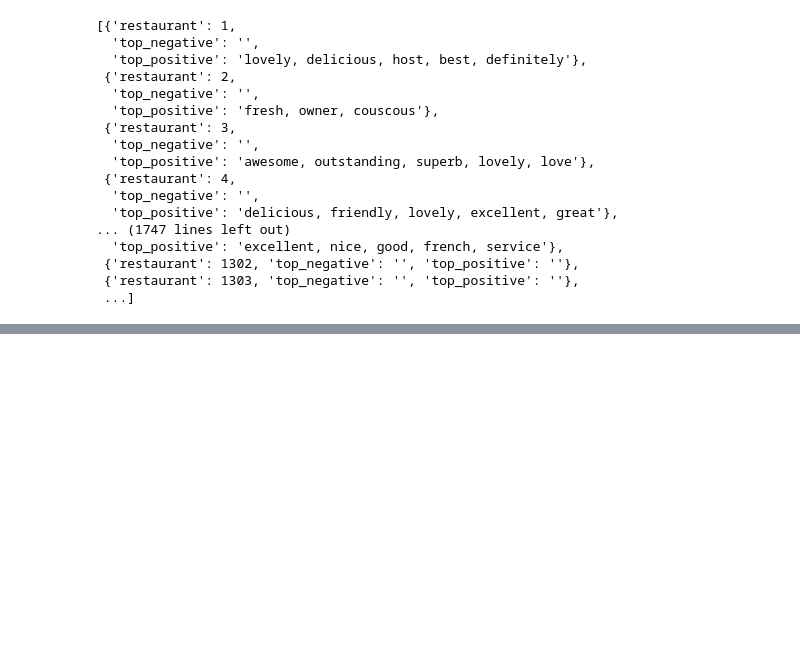
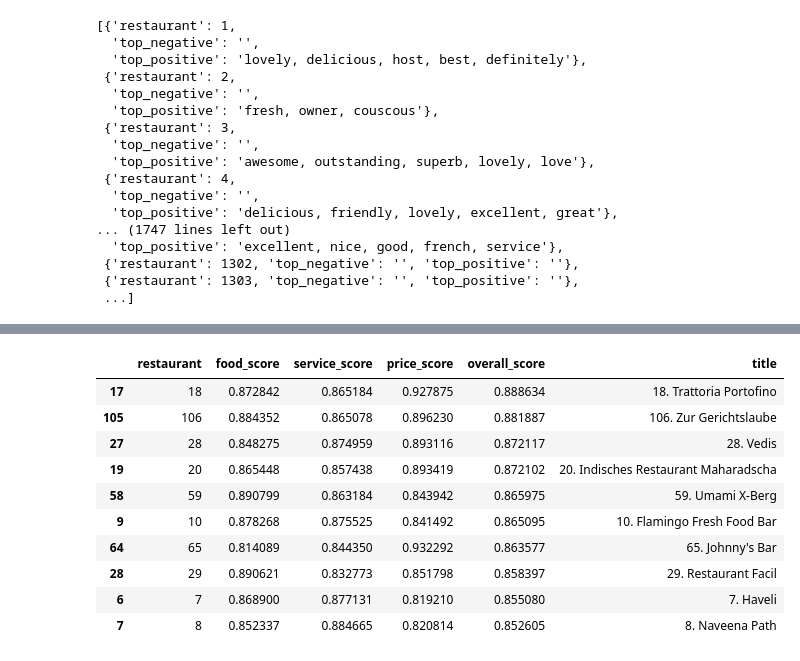
Before and after one commit to its30NA/berlin_bites, a Jupyter notebook: notebooks/03. eda.ipynb, the cells around one changed output, grey strips where cells are left out. Saved outputs shown, nothing was run; the diff lists cells and outputs as text; code cells hidden in the pictures; blank space fills up the shorter version.

```diff
--- a/notebooks/03. eda.ipynb
+++ b/notebooks/03. eda.ipynb
@@ -518,0 +563,22 @@ results
+# %%
+foodservprice_results_df = pd.DataFrame(results)
+
+foodservprice_results_df = foodservprice_results_df.merge(
+    df[["restaurant", "title"]].drop_duplicates(),
+    on="restaurant"
+)
+
+foodservprice_results_df.to_csv("../data/raw/berlin_reviews_foodserviceprice.csv", index=False)
+foodservprice_results_df.sort_values("overall_score", ascending=False).head(10)
+# %% [output]
+|  | restaurant | food_score | service_score | price_score | overall_score | title |
+| 17 | 18 | 0.872842 | 0.865184 | 0.927875 | 0.888634 | 18. Trattoria Portofino |
+| 105 | 106 | 0.884352 | 0.865078 | 0.896230 | 0.881887 | 106. Zur Gerichtslaube |
+| 27 | 28 | 0.848275 | 0.874959 | 0.893116 | 0.872117 | 28. Vedis |
+| 19 | 20 | 0.865448 | 0.857438 | 0.893419 | 0.872102 | 20. Indisches Restaurant Maharadscha |
+| 58 | 59 | 0.890799 | 0.863184 | 0.843942 | 0.865975 | 59. Umami X-Berg |
+| 9 | 10 | 0.878268 | 0.875525 | 0.841492 | 0.865095 | 10. Flamingo Fresh Food Bar |
+| 64 | 65 | 0.814089 | 0.844350 | 0.932292 | 0.863577 | 65. Johnny's Bar |
+| 28 | 29 | 0.890621 | 0.832773 | 0.851798 | 0.858397 | 29. Restaurant Facil |
+| 6 | 7 | 0.868900 | 0.877131 | 0.819210 | 0.855080 | 7. Haveli |
+| 7 | 8 | 0.852337 | 0.884665 | 0.820814 | 0.852605 | 8. Naveena Path |
```
Also changed, not shown: parts of 9 cells of this notebook.
